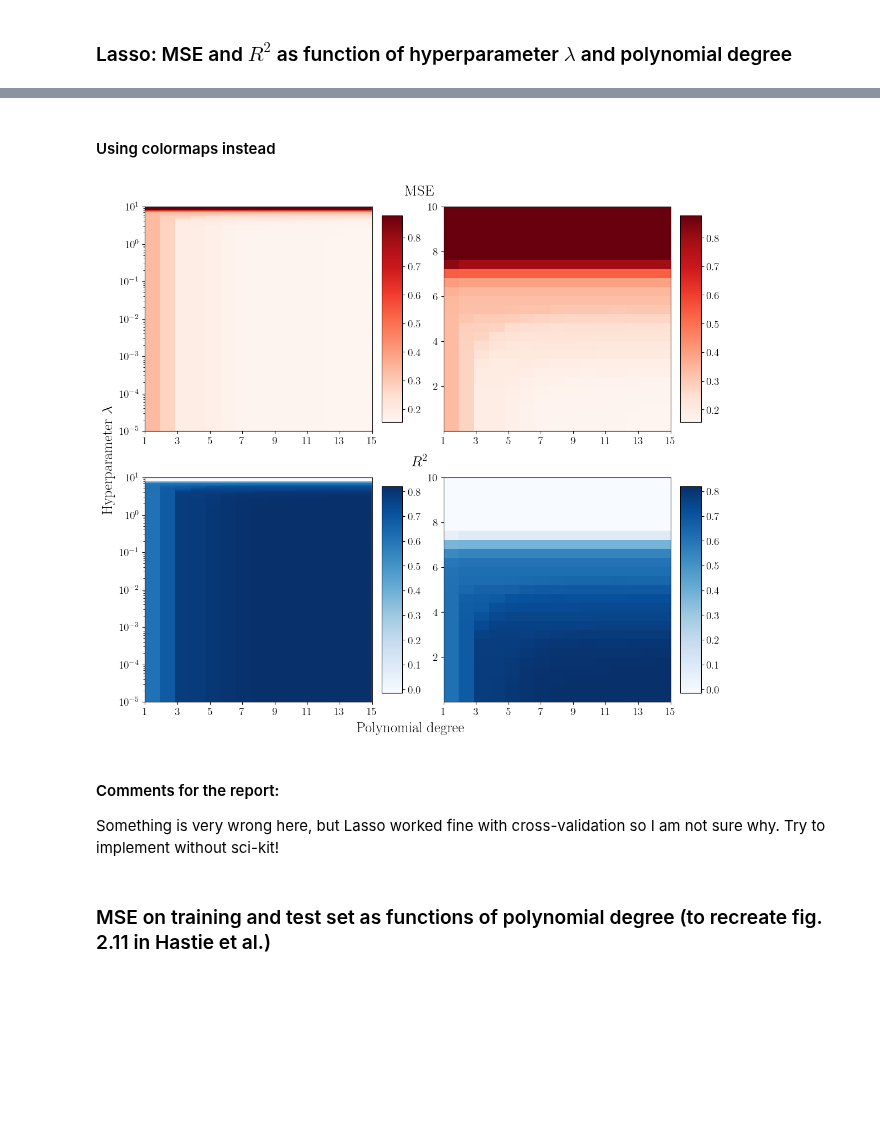
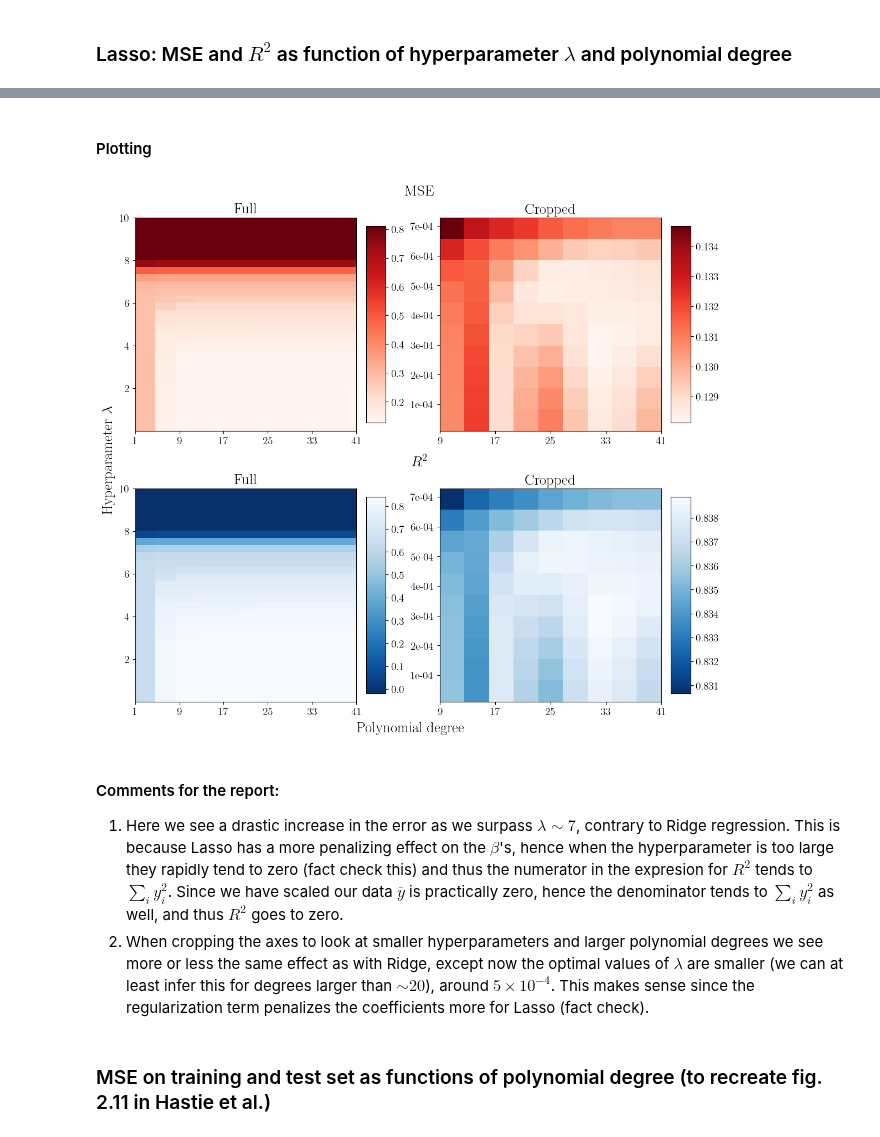
Before and after one commit to Oskar-Idland/FYS-STK4155-Projects, a Jupyter notebook: src/franke.ipynb, the cells around one changed output, grey strips where cells are left out. Drawn from its saved outputs; the diff is of its cells as text; code cells hidden in the pictures; blank space fills up the shorter version.

Commit message:
made new notebook only using z=12.88 data

```diff
--- a/src/franke.ipynb
+++ b/src/franke.ipynb
@@ -166,7 +166,7 @@ x.reshape(-1, 1); y.reshape(-1, 1)
 z = (FrankeFunction(xx, yy) + np.random.normal(0, 0.1, (N, N))).reshape(-1, 1)
 
 lambdas = np.logspace(-5, 1, 30)
-degrees = range(1, 16)
+degrees = range(1, 42, 2)
 
 MSE_Ridge = np.zeros((len(degrees), len(lambdas)))
 R2_Ridge = np.zeros((len(degrees), len(lambdas)))
@@ -213,20 +180,22 @@ plt.show()
 # %%
 values = [MSE_Ridge, R2_Ridge]
-titles = ["MSE", r"$R^2$"]
-cmaps = ["Reds", "Blues"]
-extents = [[np.min(degrees), np.max(degrees), np.min(lambdas), np.max(lambdas)], [np.min(degrees[6:]), np.max(degrees[6:]), np.min(lambdas[5:]), np.max(lambdas[5:])]]
+suptitles = ["MSE", r"$R^2$"]
+titles = ["Full", "Cropped"]
+cmaps = ["Reds", "Blues_r"]
+extents = [[np.min(degrees), np.max(degrees), np.min(lambdas), np.max(lambdas)], [np.min(degrees[2:]), np.max(degrees[2:]), np.min(lambdas[:15]), np.max(lambdas[:15])]]
 
 fig = plt.figure(figsize = (11.25, 10), constrained_layout = True)
 subfigs = fig.subfigures(2, 1)
 im = []
 for i in range(2):
     axs = subfigs[i].subplots(1, 2)
-    subfigs[i].suptitle(titles[i])
-    axs[0].set_yscale("log")
+    subfigs[i].suptitle(suptitles[i])
+    axs[1].yaxis.set_major_formatter(FormatStrFormatter("%.0e"))
     for j in range(2):
-        im.append(axs[j].imshow(values[i].T[5:, 6:][::-1] if j == 1 else values[i].T[::-1], cmap = cmaps[i], aspect = "auto", extent = extents[j]))
+        im.append(axs[j].imshow(values[i].T[:15, 2:][::-1] if j == 1 else values[i].T[::-1], cmap = cmaps[i], aspect = "auto", extent = extents[j]))
         plt.colorbar(im[-1], ax = axs[j], pad = 0.02, shrink = 0.92, aspect = 10)
-        axs[j].set_xticks(degrees[::2] if j == 0 else degrees[6:])
+        axs[j].set_xticks(degrees[::2] if j == 0 else degrees[2:][::2])
+        axs[j].set_title(titles[j])
 fig.supxlabel("Polynomial degree")
 fig.supylabel(r"Hyperparameter $\lambda$")
 plt.savefig("../figs/b_MSE_R2_imshow.pdf")
@@ -250,7 +220,7 @@ x.reshape(-1, 1); y.reshape(-1, 1)
 z = (FrankeFunction(xx, yy) + np.random.normal(0, 0.1, (N, N))).reshape(-1, 1)
 
 lambdas = np.logspace(-5, 1, 30)
-degrees = range(1, 16)
+degrees = range(1, 42, 4)
 
 MSE_Lasso = np.zeros((len(degrees), len(lambdas)))
 R2_Lasso = np.zeros((len(degrees), len(lambdas)))
@@ -295,32 +232,36 @@ plt.show()
-# %% [markdown]
-#### Using colormaps instead
+# %% [markdown]
+#### Plotting
 # %%
 values = [MSE_Lasso, R2_Lasso]
-titles = ["MSE", r"$R^2$"]
-cmaps = ["Reds", "Blues"]
-extents = [[np.min(degrees), np.max(degrees), np.min(lambdas), np.max(lambdas)], [np.min(degrees), np.max(degrees), np.min(lambdas[5:]), np.max(lambdas[5:])]]
+suptitles = ["MSE", r"$R^2$"]
+titles = ["Full", "Cropped"]
+ylabels = ["Logarithmic scale", "Linear scale"]
+cmaps = ["Reds", "Blues_r"]
+extents = [[np.min(degrees), np.max(degrees), np.min(lambdas), np.max(lambdas)], [np.min(degrees[2:]), np.max(degrees[2:]), np.min(lambdas[:10]), np.max(lambdas[:10])]]
 
 fig = plt.figure(figsize = (11.25, 10), constrained_layout = True)
 subfigs = fig.subfigures(2, 1)
 im = []
 for i in range(2):
     axs = subfigs[i].subplots(1, 2)
-    subfigs[i].suptitle(titles[i])
-    axs[0].set_yscale("log")
+    subfigs[i].suptitle(suptitles[i])
+    axs[1].yaxis.set_major_formatter(FormatStrFormatter("%.0e"))
     for j in range(2):
-        im.append(axs[j].imshow(values[i].T[5:][::-1] if j == 1 else values[i].T[::-1], cmap = cmaps[i], aspect = "auto", extent = extents[j]))
+        im.append(axs[j].imshow(values[i].T[:10, 2:][::-1] if j == 1 else values[i].T[::-1], cmap = cmaps[i], aspect = "auto", extent = extents[j]))
         plt.colorbar(im[-1], ax = axs[j], pad = 0.02, shrink = 0.92, aspect = 10)
-        axs[j].set_xticks(degrees[::2])
+        axs[j].set_xticks(degrees[::2] if j == 0 else degrees[2:][::2])
+        axs[j].set_title(titles[j])
 fig.supxlabel("Polynomial degree")
 fig.supylabel(r"Hyperparameter $\lambda$")
 plt.savefig("../figs/c_MSE_R2_imshow.pdf")
 plt.show()
 # %% [output]
-[figure, old version]
+[figure, new version]
-# %% [markdown]
-#### Comments for the report:
-
-Something is very wrong here, but Lasso worked fine with cross-validation so I am not sure why. Try to implement without sci-kit!
+# %% [markdown]
+#### Comments for the report:
+
+1. Here we see a drastic increase in the error as we surpass $\lambda\sim7$, contrary to Ridge regression. This is because Lasso has a more penalizing effect on the $\beta$'s, hence when the hyperparameter is too large they rapidly tend to zero (fact check this) and thus the numerator in the expresion for $R^2$ tends to $\sum_iy_i^2$. Since we have scaled our data $\overline{y}$ is practically zero, hence the denominator tends to $\sum_iy_i^2$ as well, and thus $R^2$ goes to zero.
+2. When cropping the axes to look at smaller hyperparameters and larger polynomial degrees we see more or less the same effect as with Ridge, except now the optimal values of $\lambda$ are smaller (we can at least infer this for degrees larger than $\sim20$), around $5\times10^{-4}$. This makes sense since the regularization term penalizes the coefficients more for Lasso (fact check).
 # %% [markdown]
 ### MSE on training and test set as functions of polynomial degree (to recreate fig. 2.11 in Hastie et al.)
 # %%
```
Also changed, not shown: parts of 22 cells of this notebook, 18 other files.
